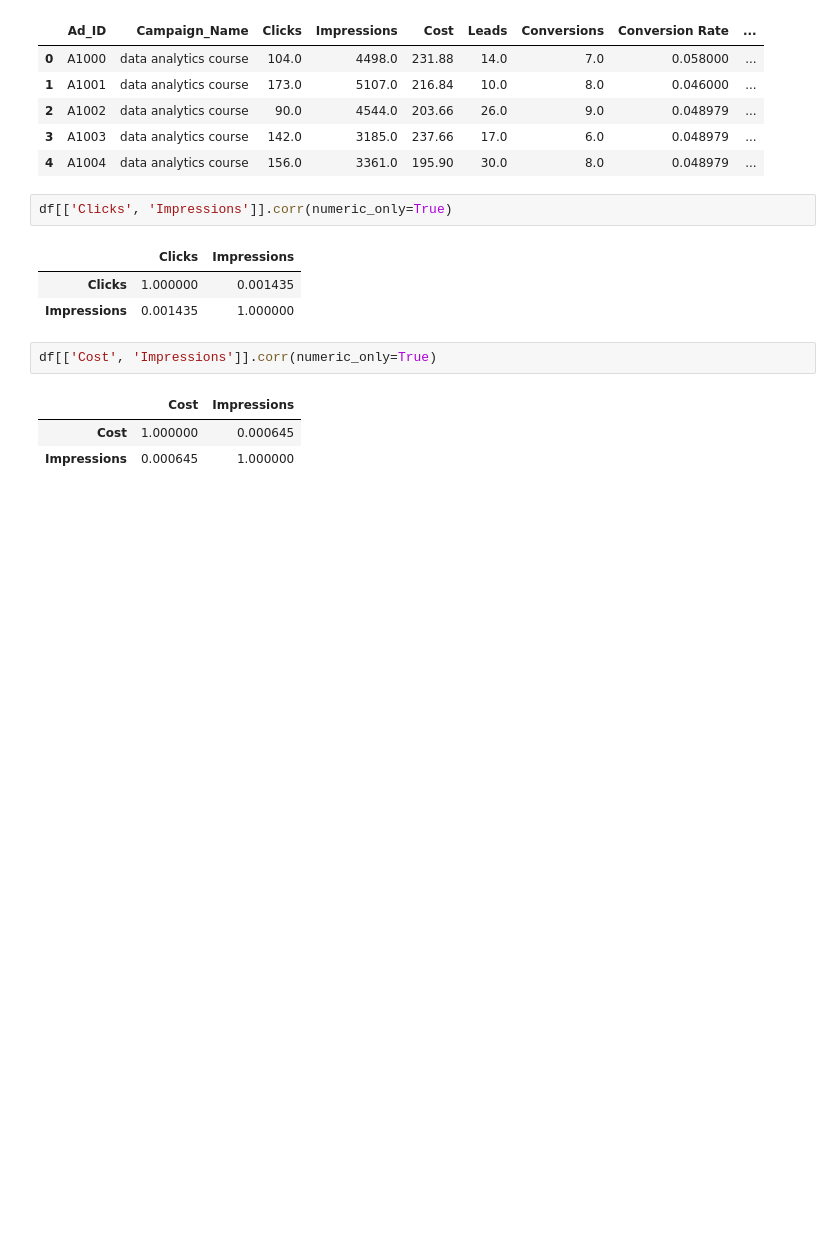
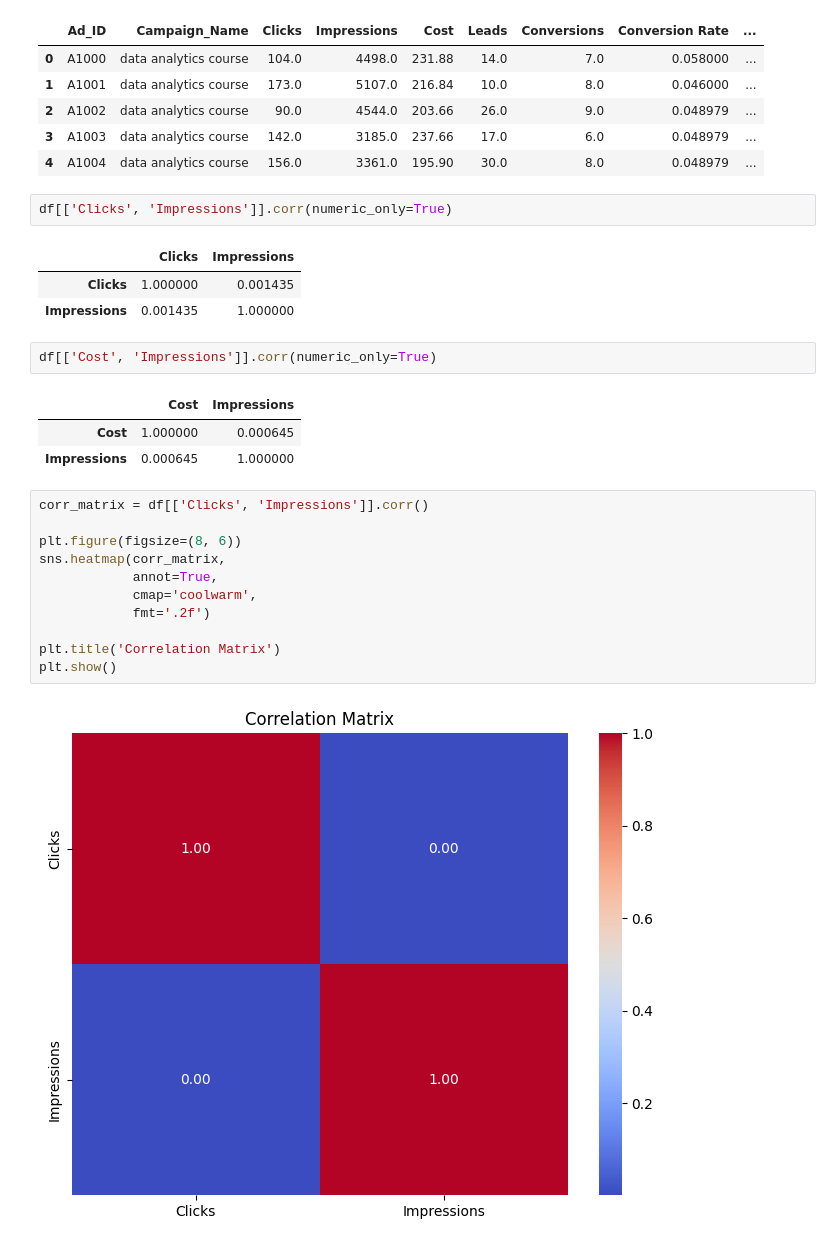
Before and after one commit to CodeRei067/data-science-3, a Jupyter notebook: Notebooks/eda.ipynb, the cells around one changed output. Drawn from its saved outputs; the diff is of its cells as text; blank space fills up the shorter version.

```diff
--- a/Notebooks/eda.ipynb
+++ b/Notebooks/eda.ipynb
@@ -316,3 +316,16 @@ df[['Cost', 'Impressions']].corr(numeric_only=True)
 |  | Cost | Impressions |
 | Cost | 1.000000 | 0.000645 |
 | Impressions | 0.000645 | 1.000000 |
+# %%
+corr_matrix = df[['Clicks', 'Impressions']].corr()
+
+plt.figure(figsize=(8, 6))
+sns.heatmap(corr_matrix,
+            annot=True,
+            cmap='coolwarm',
+            fmt='.2f')
+
+plt.title('Correlation Matrix')
+plt.show()
+# %% [output]
+[figure, added]
```
Also changed, not shown: 2 other files.
